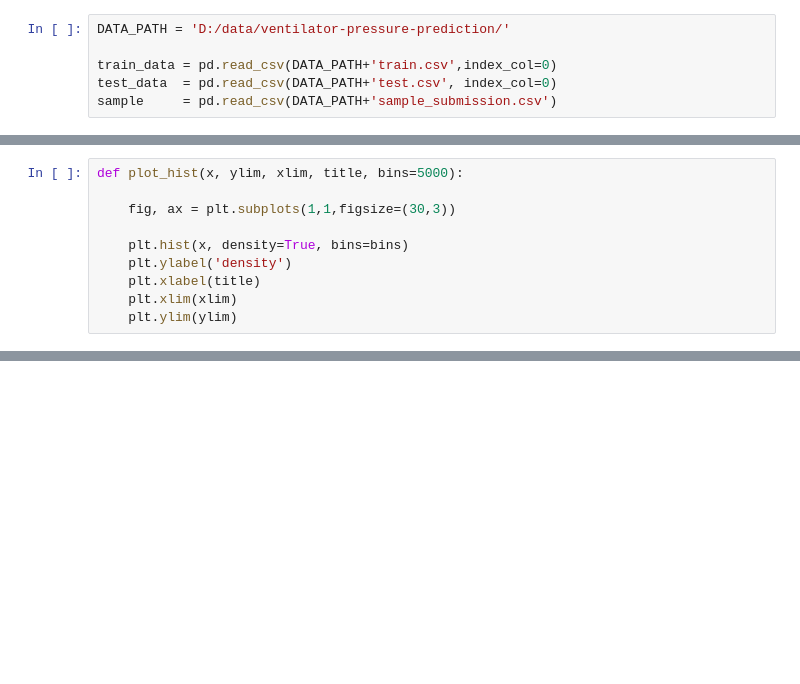
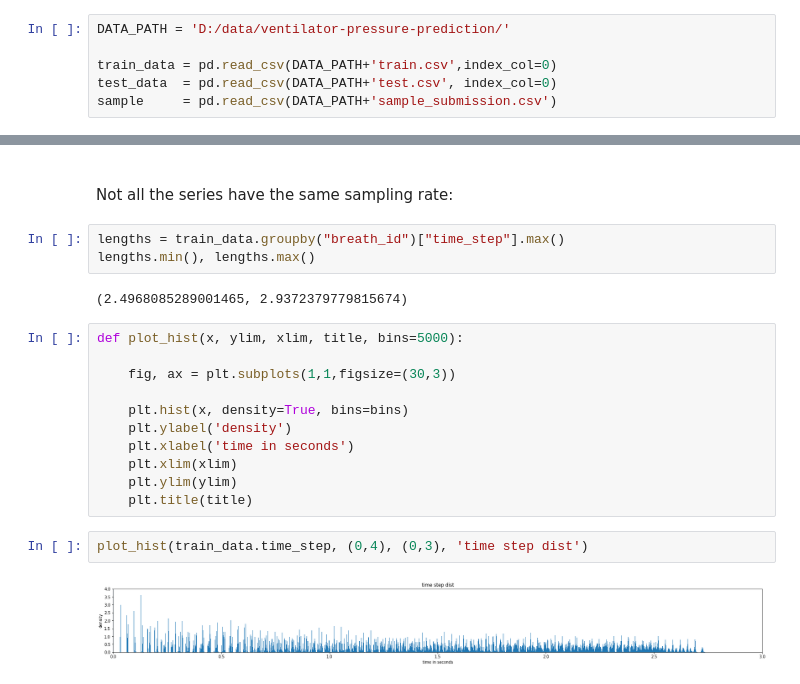
Before and after one commit to codefluence/ventilator-pressure-prediction, a Jupyter notebook: EDA.ipynb, the cells around one changed output, grey strips where cells are left out. Saved outputs shown, nothing was run; the diff lists cells and outputs as text; blank space fills up the shorter version.

```diff
--- a/EDA.ipynb
+++ b/EDA.ipynb
@@ -52,10 +22,0 @@ lengths.min(), lengths.max()
-# %%
-def plot_hist(x, ylim, xlim, title, bins=5000):
-
-    fig, ax = plt.subplots(1,1,figsize=(30,3))
-
-    plt.hist(x, density=True, bins=bins)
-    plt.ylabel('density')
-    plt.xlabel(title)
-    plt.xlim(xlim)
-    plt.ylim(ylim)
@@ -170,0 +23,22 @@ for i in range(10089, 10089-10, -1):
+# %% [markdown]
+<br>Not all the series have the same sampling rate:
+# %%
+lengths = train_data.groupby("breath_id")["time_step"].max()
+lengths.min(), lengths.max()
+# %% [output]
+(2.4968085289001465, 2.9372379779815674)
+# %%
+def plot_hist(x, ylim, xlim, title, bins=5000):
+
+    fig, ax = plt.subplots(1,1,figsize=(30,3))
+
+    plt.hist(x, density=True, bins=bins)
+    plt.ylabel('density')
+    plt.xlabel('time in seconds')
+    plt.xlim(xlim)
+    plt.ylim(ylim)
+    plt.title(title)
+# %%
+plot_hist(train_data.time_step, (0,4), (0,3), 'time step dist')
+# %% [output]
+[figure, added]
```
Also changed, not shown: parts of 34 cells of this notebook, 34 other files.
